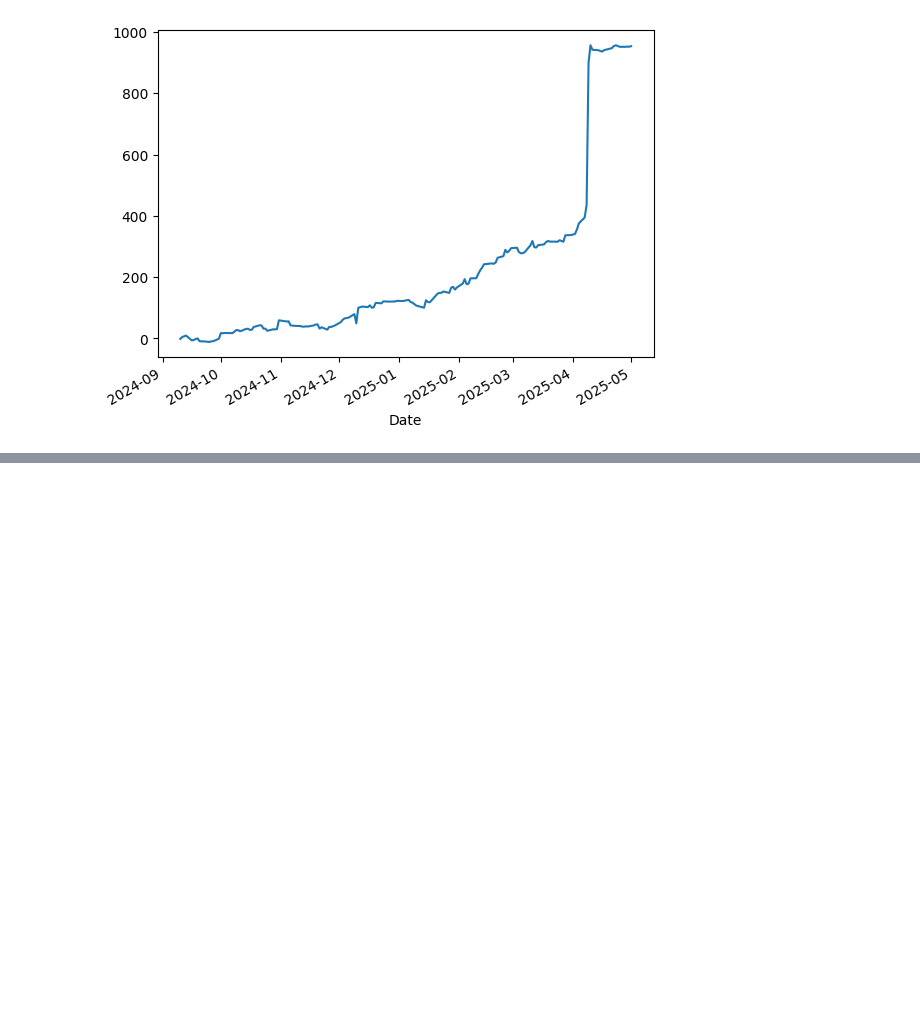
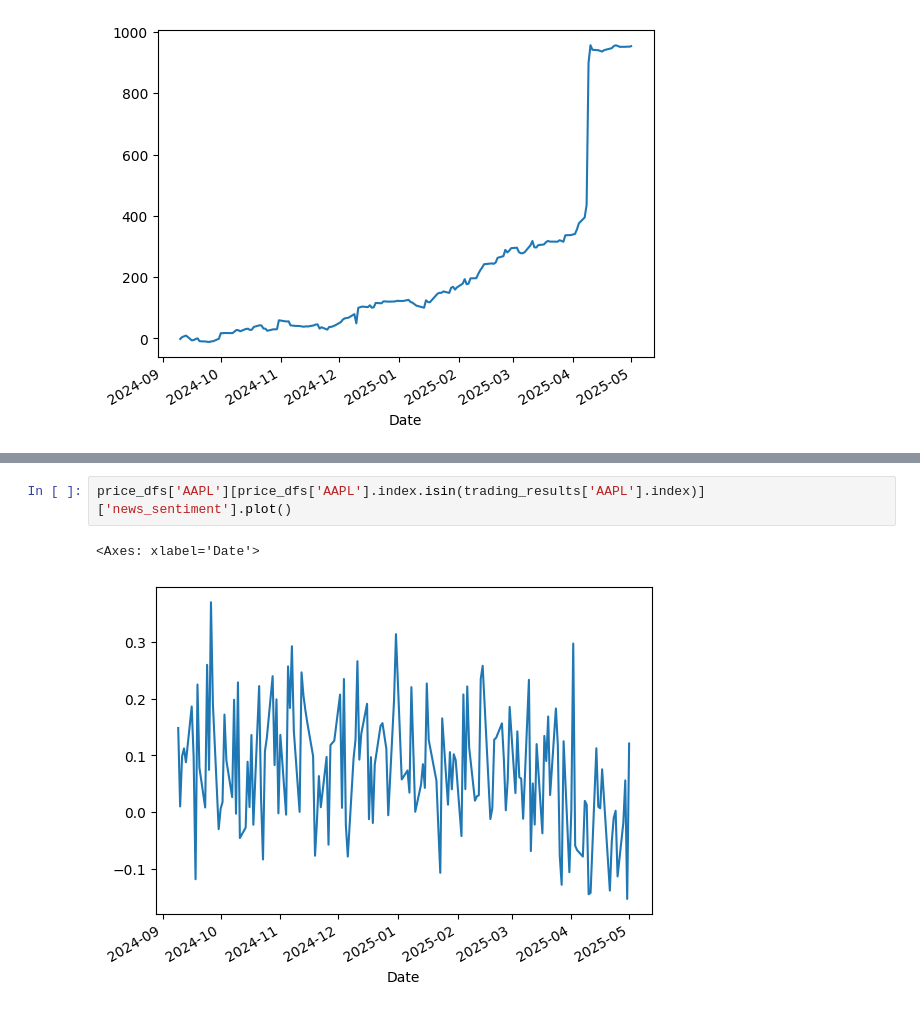
Before and after one commit to itayakad/StatLearningFinal, a Jupyter notebook: analysis.ipynb, the cells around one changed output, grey strips where cells are left out. Saved outputs shown, nothing was run; the diff lists cells and outputs as text; blank space fills up the shorter version.

```diff
--- a/analysis.ipynb
+++ b/analysis.ipynb
@@ -192,0 +182,5 @@ Name: profit, Length: 161, dtype: float64
+# %%
+price_dfs['AAPL'][price_dfs['AAPL'].index.isin(trading_results['AAPL'].index)]['news_sentiment'].plot()
+# %% [output]
+<Axes: xlabel='Date'>
+[figure, added]
```
Also changed, not shown: parts of 3 cells of this notebook.
